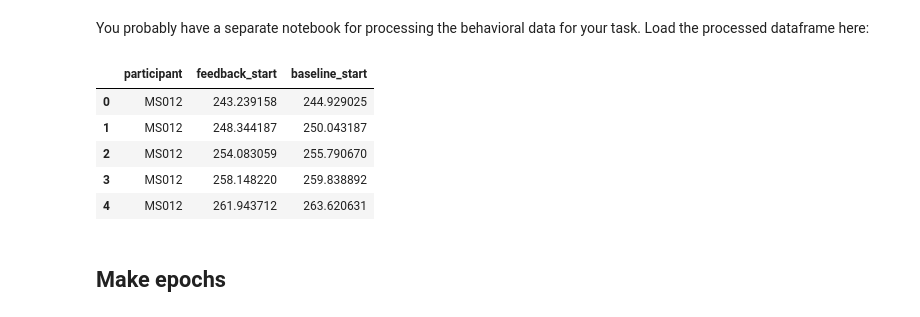
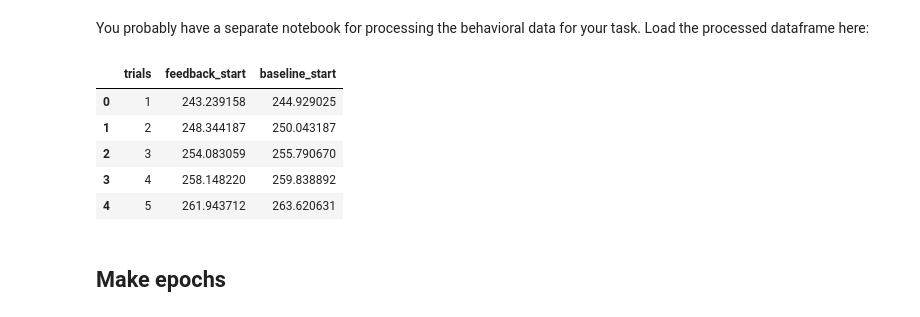
Before and after one commit to seqasim/LFPAnalysis, a Jupyter notebook: scripts/Condensed Notebook.ipynb, the cells around one changed output. Cells and saved outputs as stored; diff of their text form; code cells hidden in the pictures.

Commit message:
added sample data and revised Condensed NB to use it

```diff
--- a/scripts/Condensed Notebook.ipynb
+++ b/scripts/Condensed Notebook.ipynb
@@ -291,19 +336,20 @@ found matches for 300 of 469 pulses
 # %% [markdown]
 You probably have a separate notebook for processing the behavioral data for your task. Load the processed dataframe here:
 # %%
-behav_data = pd.read_csv(f'{base_dir}/work/qasims01/MemoryBanditData/EMU/learn_df.csv')
+# behav_data = pd.read_csv(f'{base_dir}/work/qasims01/MemoryBanditData/EMU/learn_df.csv')
+behav_data = pd.read_csv(f'{load_path}/sample_beh.csv')
 # %%
-# Filter just to the participants in this notebook
-behav_data = behav_data[behav_data.participant.isin(subj_ids)]
+# # Filter just to the participants in this notebook
+# behav_data = behav_data[behav_data.participant.isin(subj_ids)]
 # %%
-behav_data.head(5)[['participant', 'feedback_start', 'baseline_start']]
+behav_data.head(5)[['trials', 'feedback_start', 'baseline_start']]
 # %% [output]
-|  | participant | feedback_start | baseline_start |
-| 0 | MS012 | 243.239158 | 244.929025 |
-| 1 | MS012 | 248.344187 | 250.043187 |
-| 2 | MS012 | 254.083059 | 255.790670 |
-| 3 | MS012 | 258.148220 | 259.838892 |
-| 4 | MS012 | 261.943712 | 263.620631 |
+|  | trials | feedback_start | baseline_start |
+| 0 | 1 | 243.239158 | 244.929025 |
+| 1 | 2 | 248.344187 | 250.043187 |
+| 2 | 3 | 254.083059 | 255.790670 |
+| 3 | 4 | 258.148220 | 259.838892 |
+| 4 | 5 | 261.943712 | 263.620631 |
 # %% [markdown]
 ## Make epochs
 # %% [markdown]
```
Also changed, not shown: parts of 11 cells of this notebook, 13 other files.
